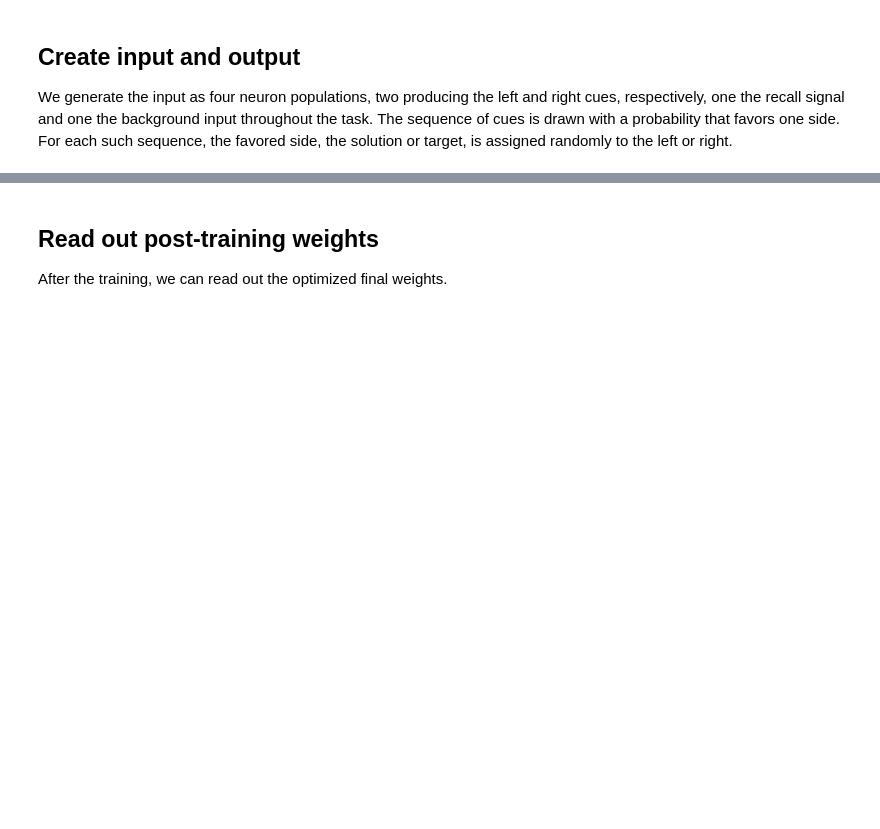
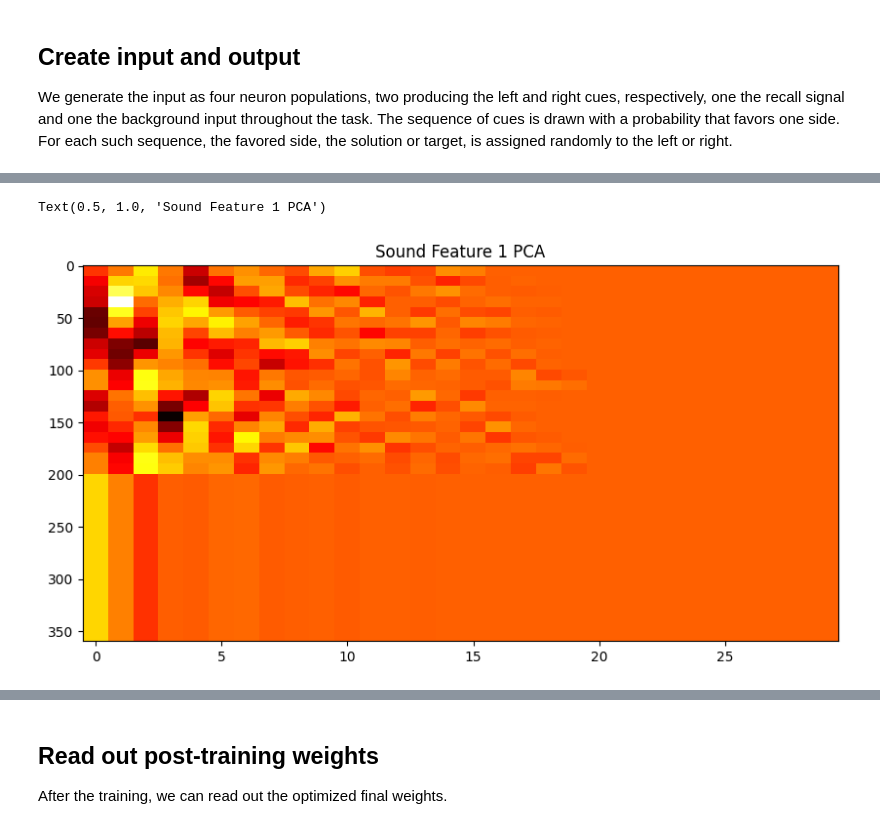
Before and after one commit to Hadlar99/e-prop_master_nmbu, a Jupyter notebook: code_binary/eprop_seq_two_scramble_pca.ipynb, the cells around one changed output, grey strips where cells are left out. Drawn from its saved outputs; the diff is of its cells as text; code cells hidden in the pictures; blank space fills up the shorter version.

```diff
--- a/code_binary/eprop_seq_two_scramble_pca.ipynb
+++ b/code_binary/eprop_seq_two_scramble_pca.ipynb
@@ -437,3 +443,12 @@ df_dict = {"sound_fet_1": sound_fet_1_scale.T, "sound_fet_2": sound_fet_2_scale.
+# %%
+#plot the pca
+plt.figure(figsize=(10, 5))
+
+plt.imshow(combined_pca, aspect='auto', cmap='hot', interpolation='nearest')
+plt.title("Sound Feature 1 PCA")
+# %% [output]
+Text(0.5, 1.0, 'Sound Feature 1 PCA')
+[figure, added]
 # %%
 def get_weights(pop_pre, pop_post):
     conns = nest.GetConnections(pop_pre, pop_post).get(["source", "target", "weight"])
```
Also changed, not shown: parts of 8 cells of this notebook, 2 other files.
